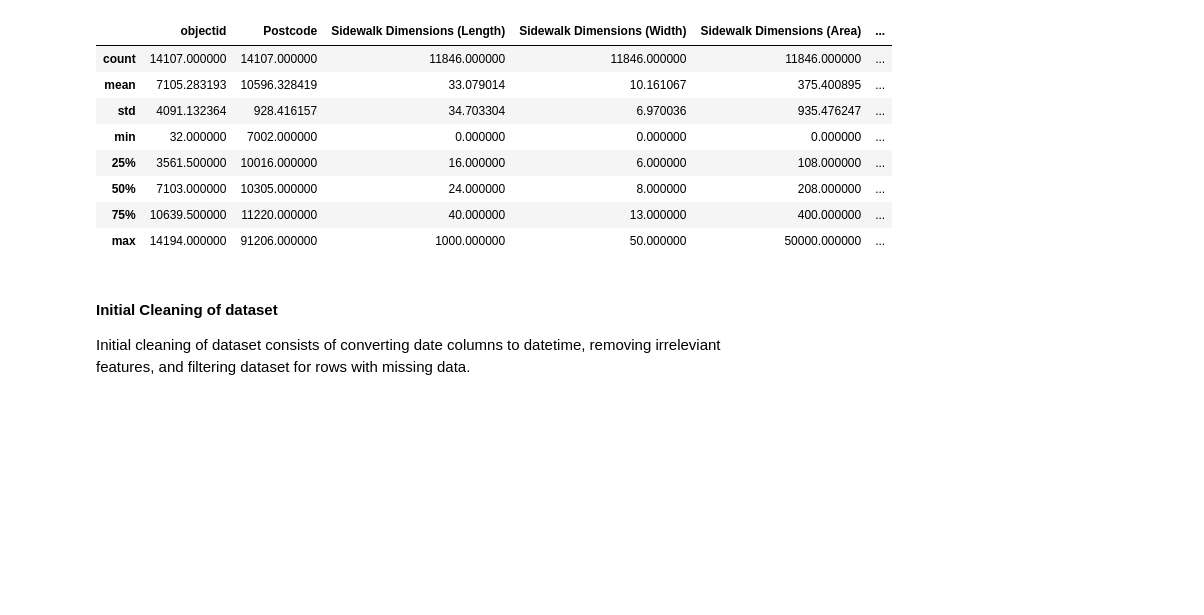
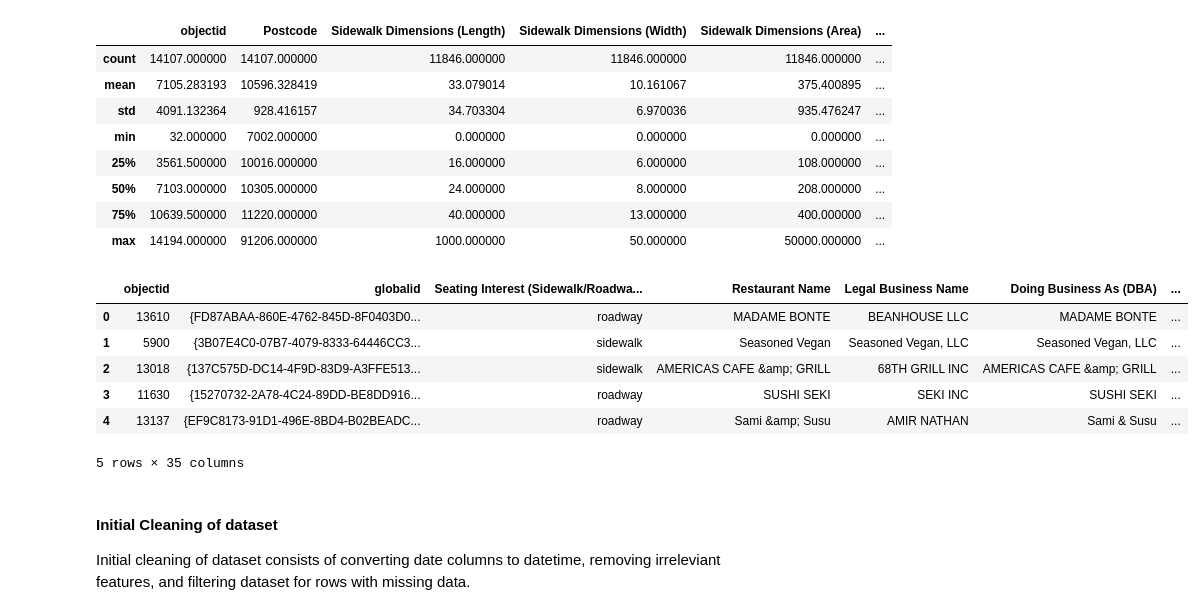
Before and after one commit to MatthewDShen/rat-city, a Jupyter notebook: open_restaurants.ipynb, the cells around one changed output. Cells and saved outputs as stored; diff of their text form; code cells hidden in the pictures; blank space fills up the shorter version.

```diff
--- a/open_restaurants.ipynb
+++ b/open_restaurants.ipynb
@@ -46,3 +61,13 @@ openRest.describe()
 | 50% | 7103.000000 | 10305.000000 | 24.000000 | 8.000000 | 208.000000 | ... |
 | 75% | 10639.500000 | 11220.000000 | 40.000000 | 13.000000 | 400.000000 | ... |
 | max | 14194.000000 | 91206.000000 | 1000.000000 | 50.000000 | 50000.000000 | ... |
+# %%
+openRest.head()
+# %% [output]
+|  | objectid | globalid | Seating Interest (Sidewalk/Roadwa... | Restaurant Name | Legal Business Name | Doing Business As (DBA) | ... |
+| 0 | 13610 | {FD87ABAA-860E-4762-845D-8F0403D0... | roadway | MADAME BONTE | BEANHOUSE LLC | MADAME BONTE | ... |
+| 1 | 5900 | {3B07E4C0-07B7-4079-8333-64446CC3... | sidewalk | Seasoned Vegan | Seasoned Vegan, LLC | Seasoned Vegan, LLC | ... |
+| 2 | 13018 | {137C575D-DC14-4F9D-83D9-A3FFE513... | sidewalk | AMERICAS CAFE &amp; GRILL | 68TH GRILL INC | AMERICAS CAFE &amp; GRILL | ... |
+| 3 | 11630 | {15270732-2A78-4C24-89DD-BE8DD916... | roadway | SUSHI SEKI | SEKI INC | SUSHI SEKI | ... |
+| 4 | 13137 | {EF9C8173-91D1-496E-8BD4-B02BEADC... | roadway | Sami &amp; Susu | AMIR NATHAN | Sami & Susu | ... |
+5 rows × 35 columns
```
Also changed, not shown: parts of 13 cells of this notebook, 1 other file.
